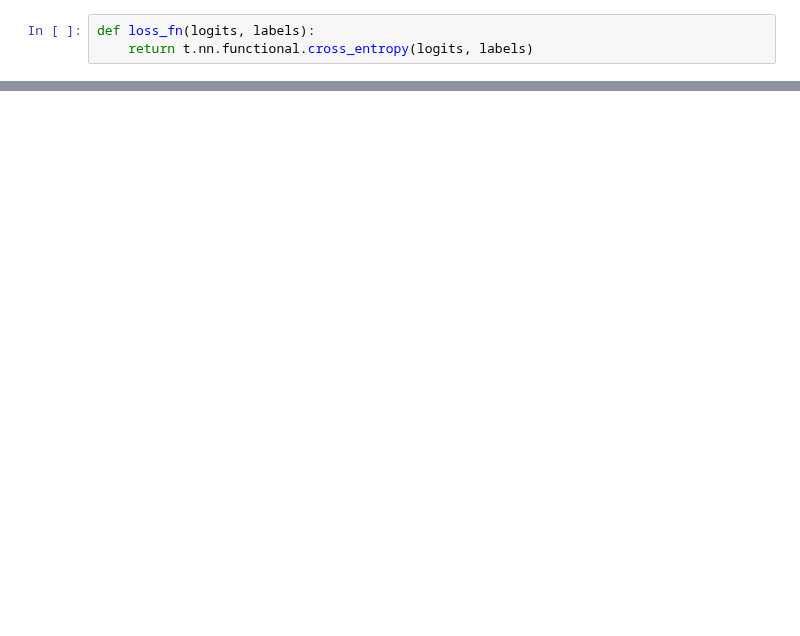
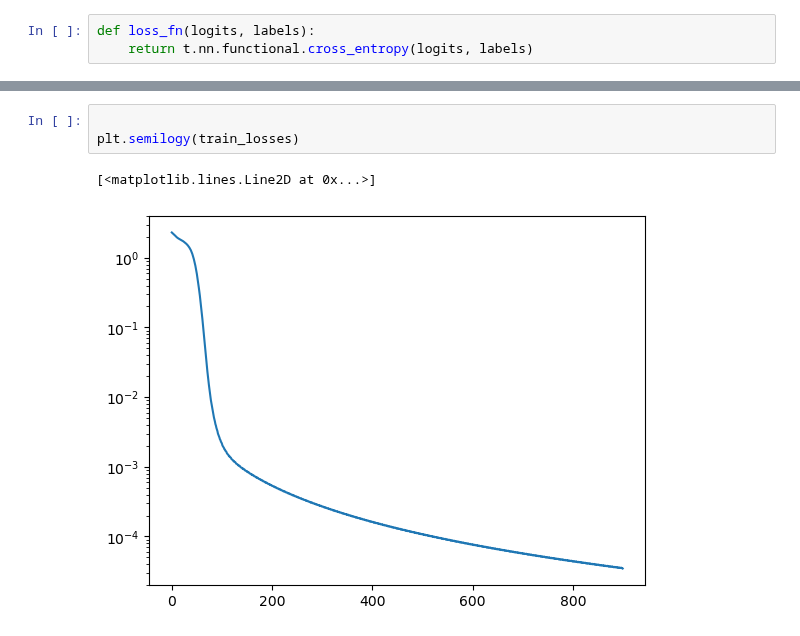
Before and after one commit to obayyub/Alphatoe, a Jupyter notebook: model.ipynb, the cells around one changed output, grey strips where cells are left out. Cells and saved outputs as stored; diff of their text form; blank space fills up the shorter version.

```diff
--- a/model.ipynb
+++ b/model.ipynb
@@ -289,3 +363,9 @@ plt.semilogy(test_losses)
+# %%
+
+plt.semilogy(train_losses)
+# %% [output]
+[<matplotlib.lines.Line2D at 0x...>]
+[figure, added]
 # %%
 plt.plot(t.tensor(test_losses)-t.tensor(train_losses))
 # %% [output]
```
Also changed, not shown: parts of 18 cells of this notebook, 1 other file.
